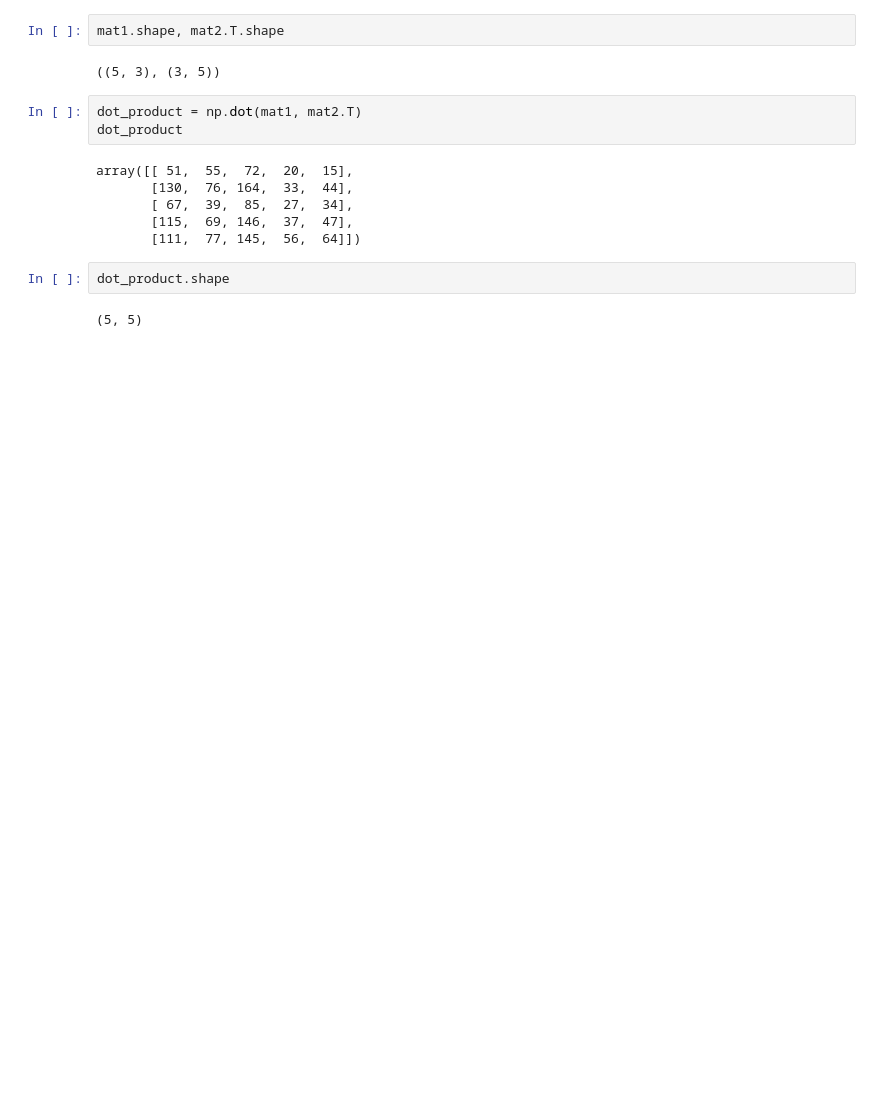
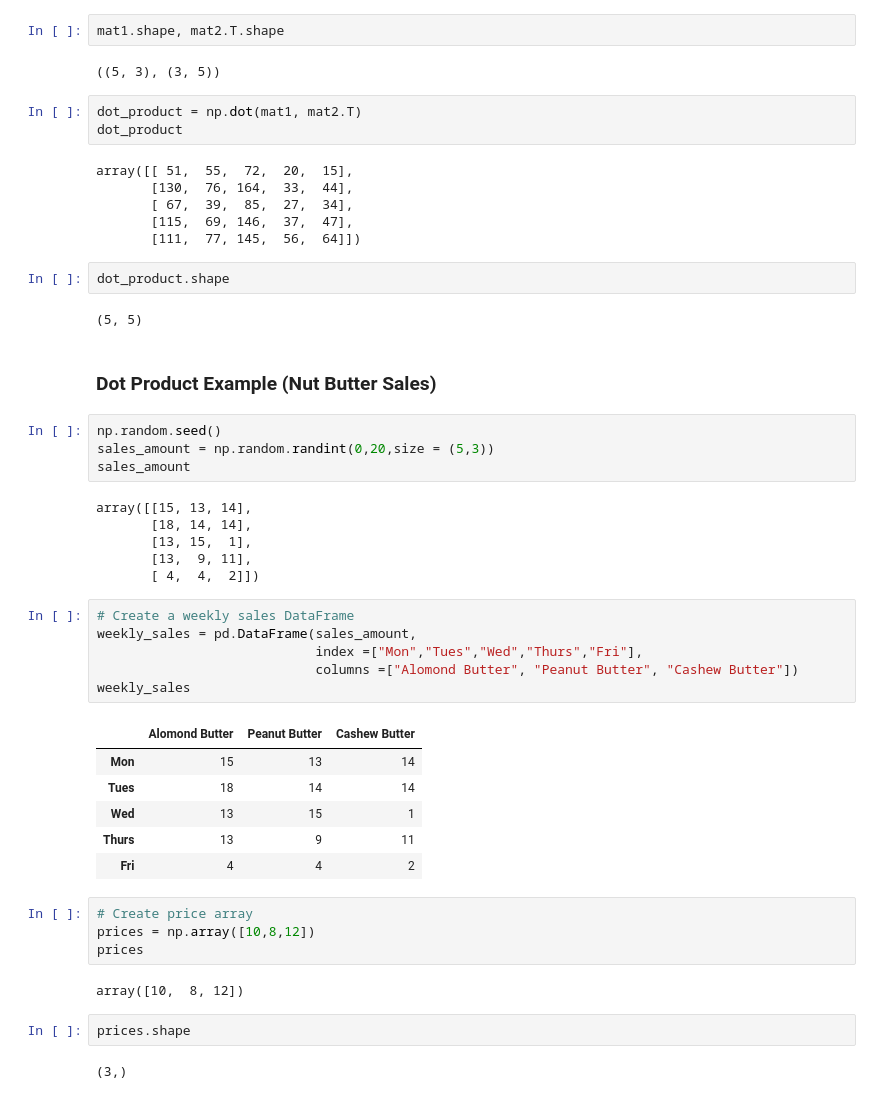
Before and after one commit to manasagnihotri/NumPy_Basics, a Jupyter notebook: numpy/introduction-to-numpy.ipynb, the cells around one changed output. Cells and saved outputs as stored; diff of their text form; blank space fills up the shorter version.

```diff
--- a/numpy/introduction-to-numpy.ipynb
+++ b/numpy/introduction-to-numpy.ipynb
@@ -568,3 +568,38 @@ array([[ 51,  55,  72,  20,  15],
 dot_product.shape
 # %% [output]
 (5, 5)
+# %% [markdown]
+### Dot Product Example (Nut Butter Sales)
+# %%
+np.random.seed()
+sales_amount = np.random.randint(0,20,size = (5,3))
+sales_amount
+# %% [output]
+array([[15, 13, 14],
+       [18, 14, 14],
+       [13, 15,  1],
+       [13,  9, 11],
+       [ 4,  4,  2]])
+# %%
+# Create a weekly sales DataFrame
+weekly_sales = pd.DataFrame(sales_amount,
+                            index =["Mon","Tues","Wed","Thurs","Fri"],
+                            columns =["Alomond Butter", "Peanut Butter", "Cashew Butter"])
+weekly_sales
+# %% [output]
+|  | Alomond Butter | Peanut Butter | Cashew Butter |
+| Mon | 15 | 13 | 14 |
+| Tues | 18 | 14 | 14 |
+| Wed | 13 | 15 | 1 |
+| Thurs | 13 | 9 | 11 |
+| Fri | 4 | 4 | 2 |
+# %%
+# Create price array
+prices = np.array([10,8,12])
+prices
+# %% [output]
+array([10,  8, 12])
+# %%
+prices.shape
+# %% [output]
+(3,)
```
Also changed, not shown: parts of 14 cells of this notebook.
